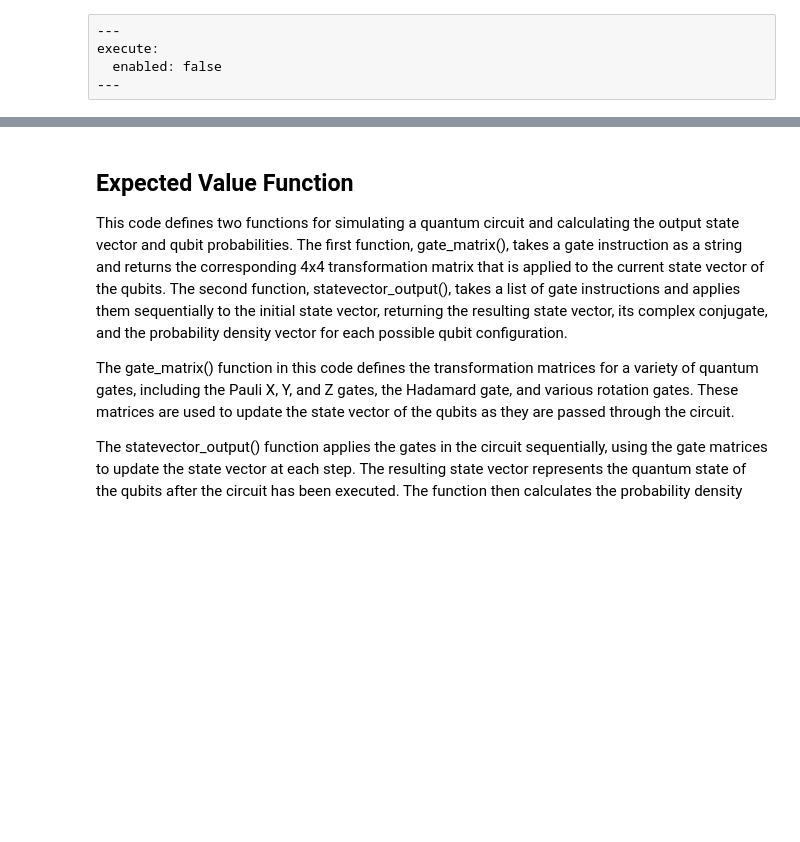
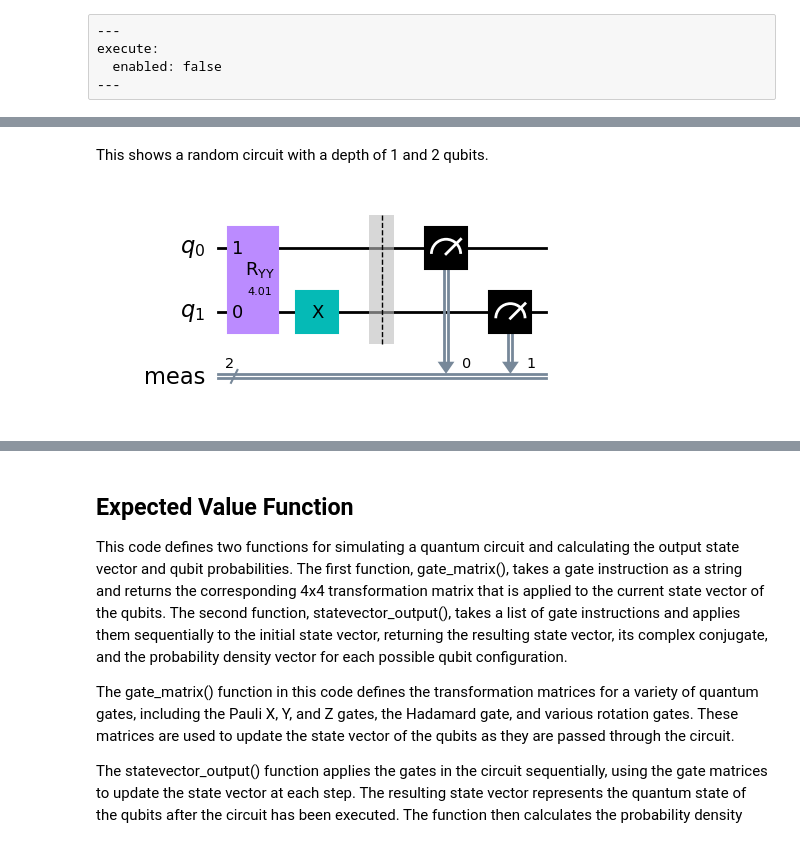
Before and after one commit to KLA-pie/Quantum-Circuits, a Jupyter notebook: Quantum-Functions/Random Quantum Circuits.ipynb, the cells around one changed output, grey strips where cells are left out. Cells and saved outputs as stored; diff of their text form; code cells hidden in the pictures; blank space fills up the shorter version.

```diff
--- a/Quantum-Functions/Random Quantum Circuits.ipynb
+++ b/Quantum-Functions/Random Quantum Circuits.ipynb
@@ -102,0 +113,6 @@ print(evaluated_circuit_list)
+# %% [markdown]
+This shows a random circuit with a depth of 1 and 2 qubits.
+# %%
+evaluated_circuit_list[1][1].draw(output="mpl")
+# %% [output]
+[figure, added]
```
Also changed, not shown: parts of 28 cells of this notebook.
